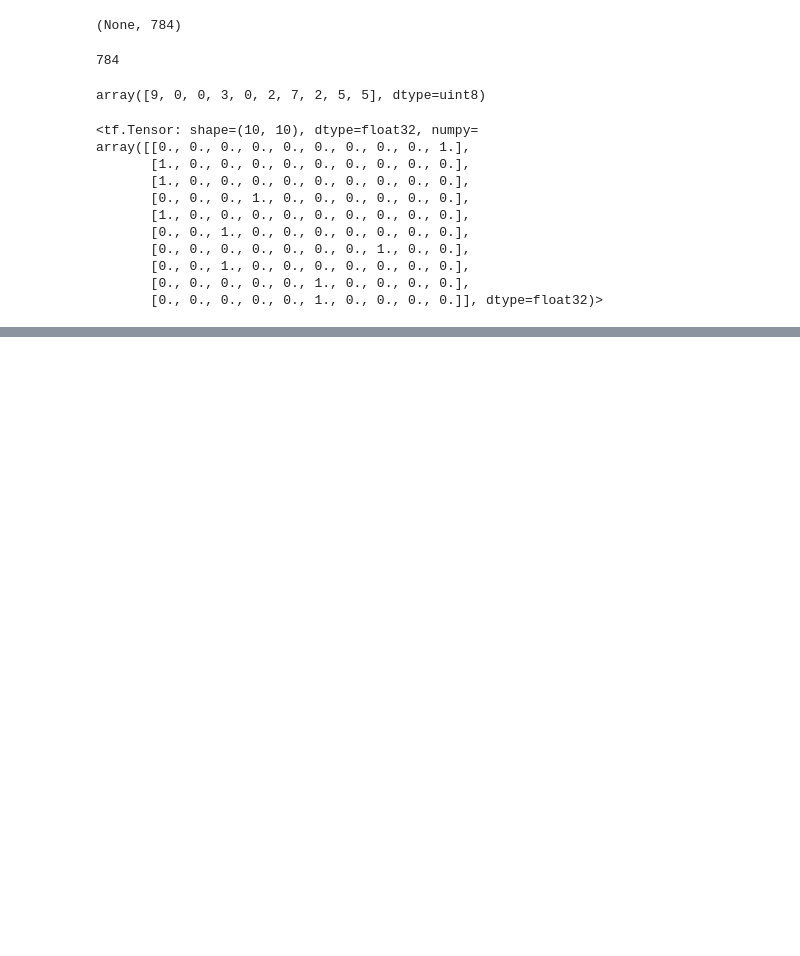
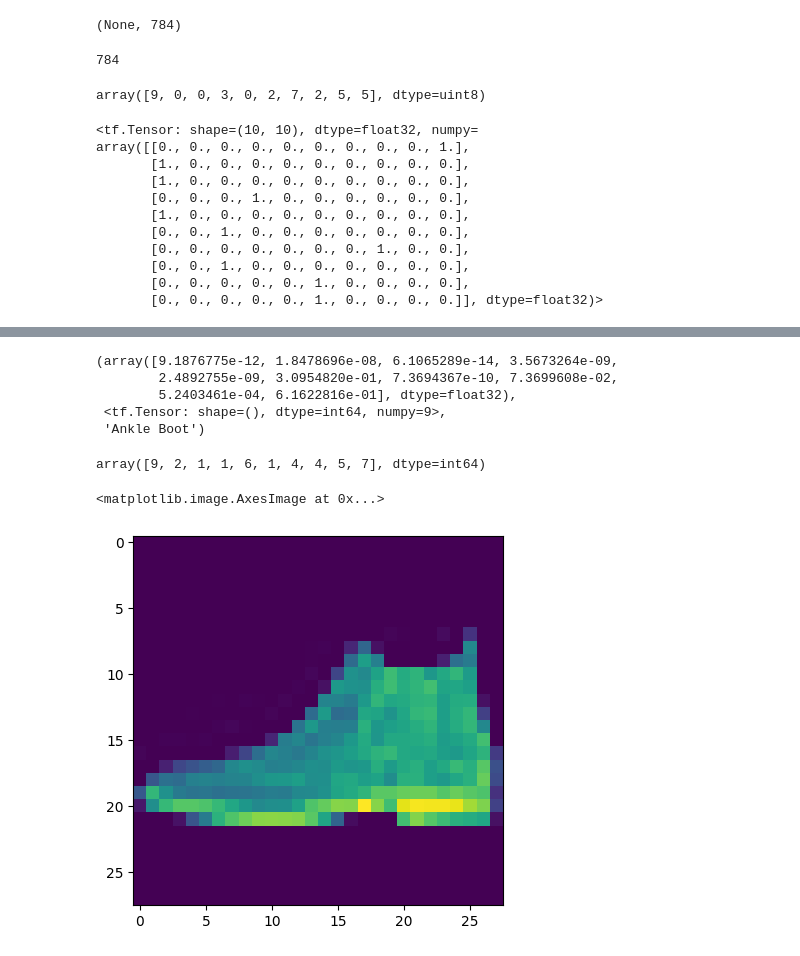
Before and after one commit to saipraneethamvudutha/TensorFlow-Daniel-Brouke, a Jupyter notebook: 02_neural_network_classification.ipynb, the cells around one changed output, grey strips where cells are left out. Cells and saved outputs as stored; diff of their text form; code cells hidden in the pictures; blank space fills up the shorter version.

```diff
--- a/02_neural_network_classification.ipynb
+++ b/02_neural_network_classification.ipynb
@@ -1324,0 +1691,21 @@ _________________________________________________________________
+# %%
+y_probs[0],tf.argmax(y_probs[0]),class_names[tf.argmax(y_probs[0])]
+# %% [output]
+(array([9.1876775e-12, 1.8478696e-08, 6.1065289e-14, 3.5673264e-09,
+        2.4892755e-09, 3.0954820e-01, 7.3694367e-10, 7.3699608e-02,
+        5.2403461e-04, 6.1622816e-01], dtype=float32),
+ <tf.Tensor: shape=(), dtype=int64, numpy=9>,
+ 'Ankle Boot')
+# %%
+# Convert all of the prediction probabilities into integers
+y_preds=y_probs.argmax(axis=1)
+
+# View the first 10 prediction labels
+y_preds[:10]
+# %% [output]
+array([9, 2, 1, 1, 6, 1, 4, 4, 5, 7], dtype=int64)
+# %%
+plt.imshow(test_data[0])
+# %% [output]
+<matplotlib.image.AxesImage at 0x...>
+[figure, added]
```
Also changed, not shown: parts of 26 cells of this notebook.
